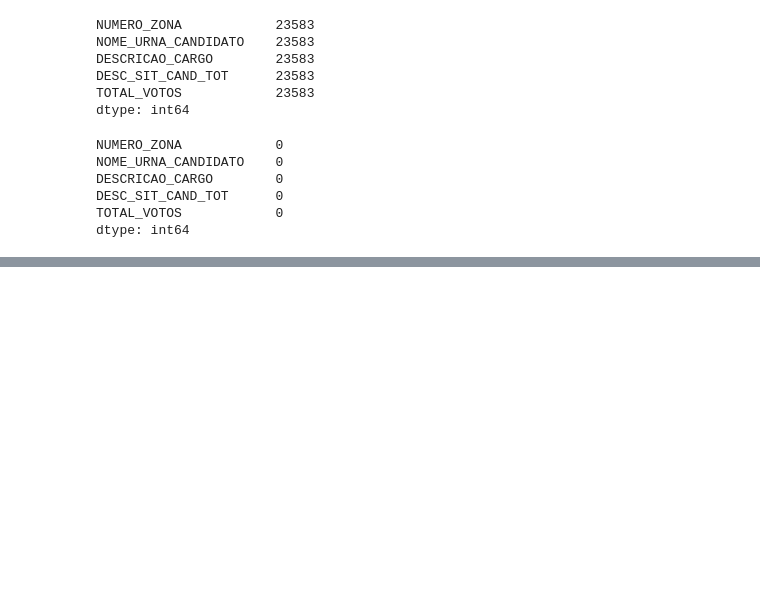
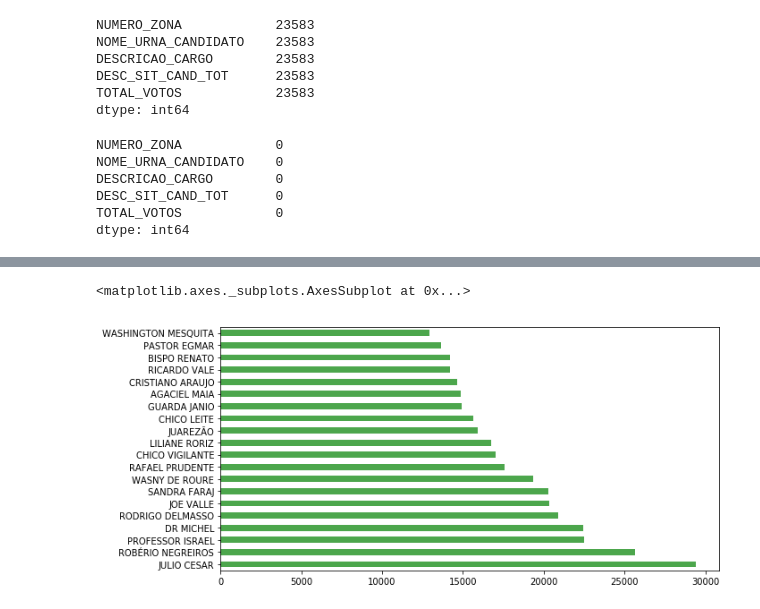
Before and after one commit to 13yurimiguel/analise-dados-eleitorais, a Jupyter notebook: analise_dados_eleitorais.ipynb, the cells around one changed output, grey strips where cells are left out. Cells and saved outputs as stored; diff of their text form; code cells hidden in the pictures; blank space fills up the shorter version.

```diff
--- a/analise_dados_eleitorais.ipynb
+++ b/analise_dados_eleitorais.ipynb
@@ -95,0 +128,7 @@ df_candidato = df_2.groupby('NOME_URNA_CANDIDATO')
+# %%
+for i in nome_candidato:
+    i_nome = df_2[df_2['NOME_URNA_CANDIDATO'] == i] #Série criada somente onde o nome do candidato
+    total_de_votos = i_nome['TOTAL_VOTOS '].sum() #Soma de todos votos por candidato
+    votos_candidato[i] = total_de_votos #Criando chave e valor no dicionário, convertendo os totais para Real
+    votos_por_candidato = pd.DataFrame.from_dict(votos_candidato, orient='index') #Criando DataFrame com base no dicionário
+    votos_por_candidato.columns = ['TOTAL_VOTOS '] #Renomeando a coluna com valores
@@ -96,3 +145,10 @@ df_candidato = df_2.groupby('NOME_URNA_CANDIDATO')
+# %%
+# Vamos plotar um gráfico com os candidatos que tiveram o maior número de votos
+votos_por_candidato = votos_por_candidato.sort_values('TOTAL_VOTOS ', ascending=False) #Ordenando os valores
+votos_por_candidato.head(20).plot(kind='barh', figsize=(10,5), color='green', legend=False, alpha=0.7)
+# %% [output]
+<matplotlib.axes._subplots.AxesSubplot at 0x...>
+[figure, added]
 # %%
 # Criando uma tabela com a quantidade de votos de cada deputado em cada zona eleitoral
 pd.pivot_table(df_2, index=["NOME_URNA_CANDIDATO"], columns=["NUMERO_ZONA"], aggfunc='sum', margins= True)
```
Also changed, not shown: parts of 16 cells of this notebook.
